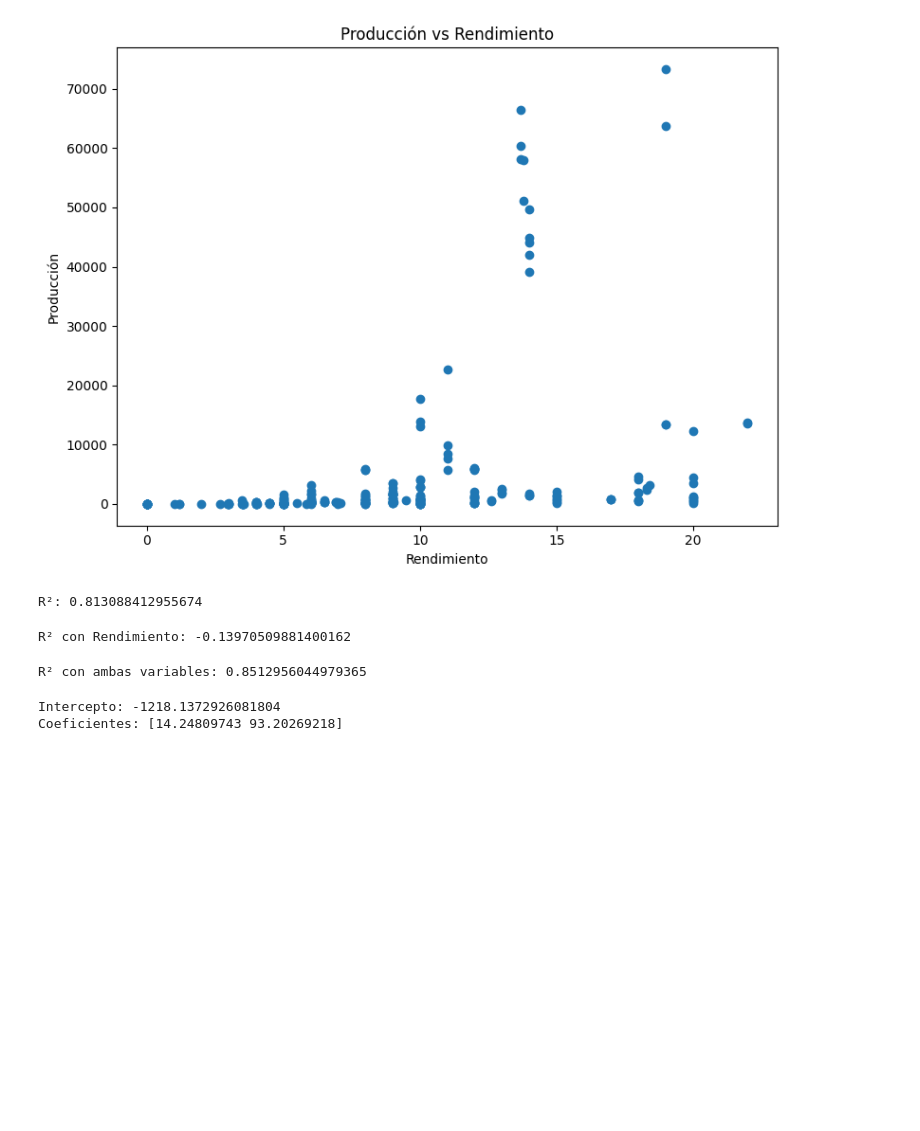
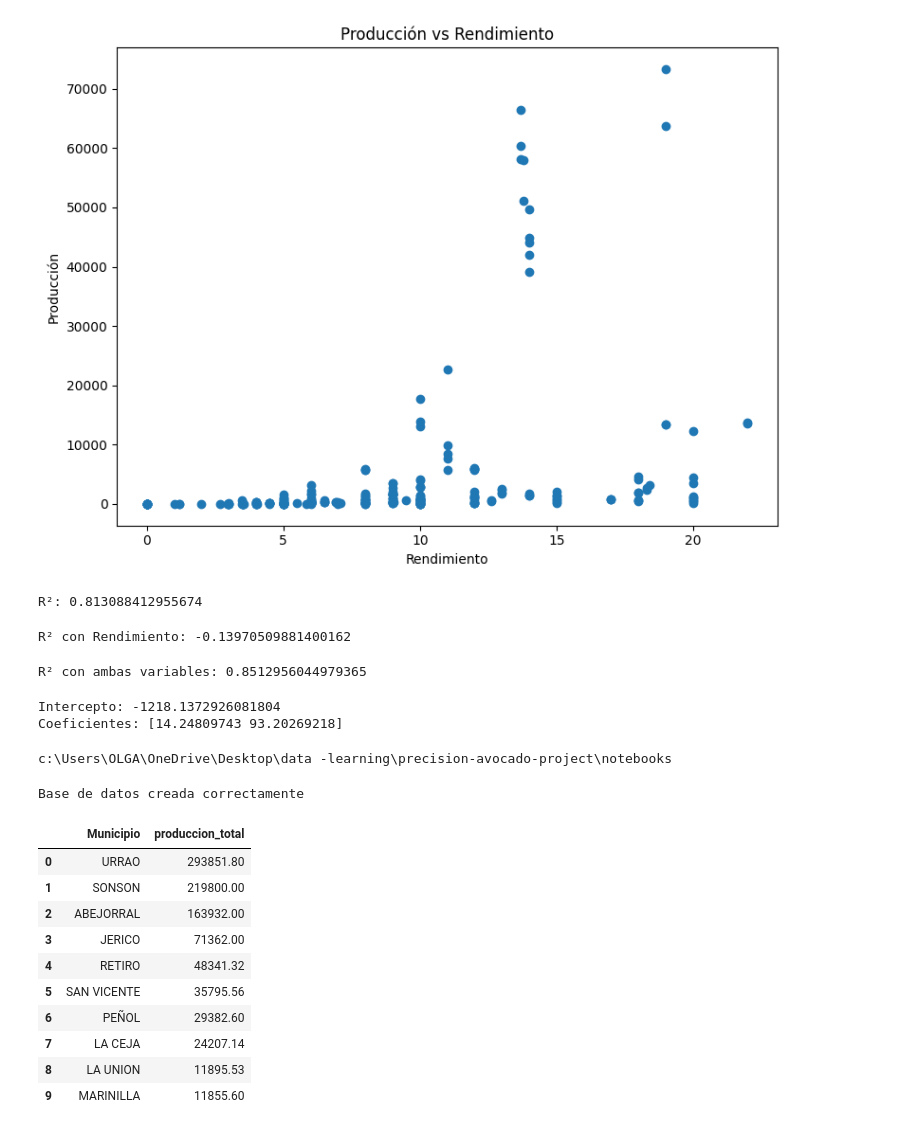
Before and after one commit to MateoCas/precision-avocado-project, a Jupyter notebook: notebooks/01_data_cleaning.ipynb, the cells around one changed output. Cells and saved outputs as stored; diff of their text form; code cells hidden in the pictures; blank space fills up the shorter version.

```diff
--- a/notebooks/01_data_cleaning.ipynb
+++ b/notebooks/01_data_cleaning.ipynb
@@ -279,3 +280,9 @@ print("Coeficientes:", model.coef_)
 # %% [output]
 Intercepto: -1218.1372926081804
 Coeficientes: [14.24809743 93.20269218]
+# %%
+import os
+
+print(os.getcwd())
+# %% [output]
+c:\Users\OLGA\OneDrive\Desktop\data -learning\precision-avocado-project\notebooks
@@ -281,0 +291,39 @@ Coeficientes: [14.24809743 93.20269218]
+# %%
+conn = sqlite3.connect("../data/processed/avocado.db")
+
+df.to_sql(
+    "avocado_clean",
+    conn,
+    if_exists="replace",
+    index=False
+)
+
+print("Base de datos creada correctamente")
+# %% [output]
+Base de datos creada correctamente
+# %%
+query = """
+SELECT
+    Municipio,
+    SUM(Producción) AS produccion_total
+FROM avocado_clean
+GROUP BY Municipio
+ORDER BY produccion_total DESC
+LIMIT 10;
+"""
+
+resultado = pd.read_sql_query(query, conn)
+
+resultado
+# %% [output]
+|  | Municipio | produccion_total |
+| 0 | URRAO | 293851.80 |
+| 1 | SONSON | 219800.00 |
+| 2 | ABEJORRAL | 163932.00 |
+| 3 | JERICO | 71362.00 |
+| 4 | RETIRO | 48341.32 |
+| 5 | SAN VICENTE | 35795.56 |
+| 6 | PEÑOL | 29382.60 |
+| 7 | LA CEJA | 24207.14 |
+| 8 | LA UNION | 11895.53 |
+| 9 | MARINILLA | 11855.60 |
```
Also changed, not shown: parts of 2 cells of this notebook, 2 other files.
